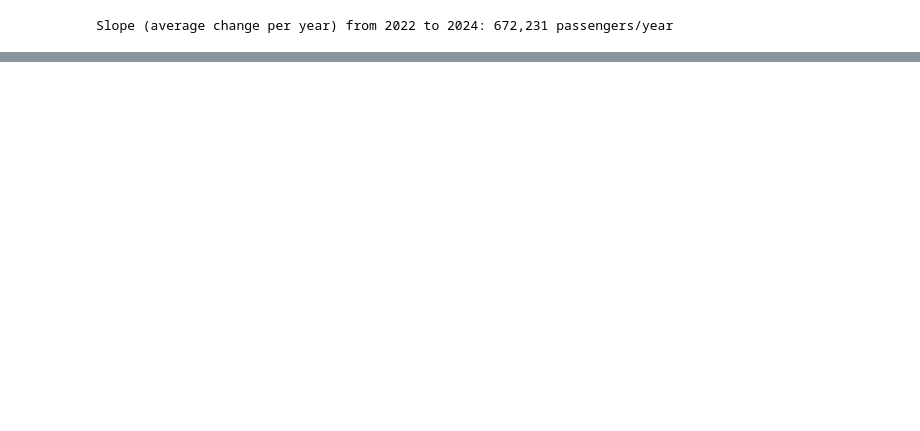
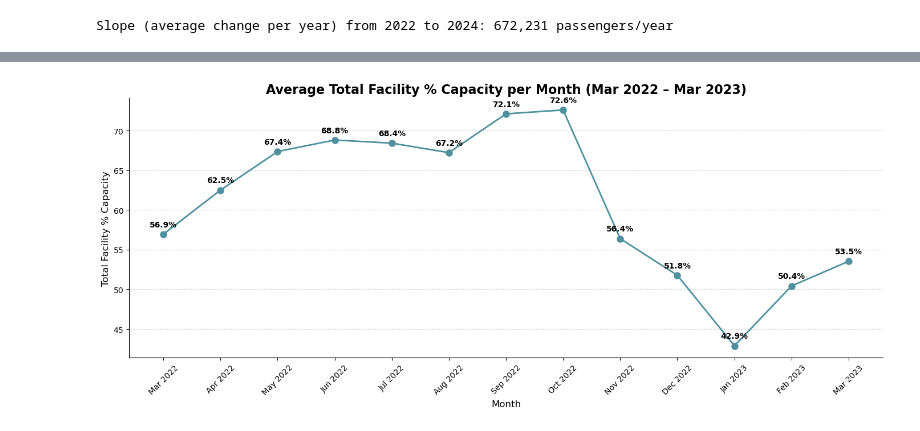
Before and after one commit to doom-boy/Ontario-Competition-Project, a Jupyter notebook: Passenger_Statistics.ipynb, the cells around one changed output, grey strips where cells are left out. Saved outputs shown, nothing was run; the diff lists cells and outputs as text; code cells hidden in the pictures; blank space fills up the shorter version.

```diff
--- a/Passenger_Statistics.ipynb
+++ b/Passenger_Statistics.ipynb
@@ -315,0 +623,3 @@ Slope (average change per year) from 2022 to 2024: 672,231 passengers/year
+# %%
+df2 = pd.read_csv("COMBINEDparkingdata.csv")
+df2.head()
@@ -315,0 +634,60 @@ Slope (average change per year) from 2022 to 2024: 672,231 passengers/year
+# %%
+import matplotlib.pyplot as plt
+import seaborn as sns
+import pandas as pd
+
+# Ensure Date is datetime
+df2['Date'] = pd.to_datetime(df2['Date'])
+
+# Filter March 2022 → March 2023
+mask = (df2['Date'] >= '2022-03-01') & (df2['Date'] <= '2023-03-31')
+subset = df2.loc[mask].copy()
+
+# Group by month using the first day of each month as the key
+subset['MonthStart'] = subset['Date'].values.astype('datetime64[M]')
+monthly_avg = subset.groupby('MonthStart')['Total Facility % Capacity'].mean().reset_index()
+
+# Create x-axis labels (e.g., Mar 2022)
+monthly_avg['Label'] = monthly_avg['MonthStart'].dt.strftime('%b %Y')
+
+# --- Plot ---
+plt.figure(figsize=(14,6))
+plt.plot(
+    monthly_avg['Label'],
+    monthly_avg['Total Facility % Capacity'],
+    marker='o',
+    color='#4e909e',
+    linewidth=2,
+    markersize=8
+)
+
+# Add percentage labels above each point
+for x, y in zip(monthly_avg['Label'], monthly_avg['Total Facility % Capacity']):
+    plt.text(
+        x, y + max(monthly_avg['Total Facility % Capacity'])*0.01,
+        f'{y:.1f}%',  # format as percentage
+        ha='center',
+        va='bottom',
+        fontsize=10,
+        weight='bold'
+    )
+
+# Styling
+plt.title("Average Total Facility % Capacity per Month (Mar 2022 – Mar 2023)", fontsize=16, weight='bold')
+plt.xlabel("Month", fontsize=12)
+plt.ylabel("Total Facility % Capacity", fontsize=12)
+plt.xticks(rotation=45)
+plt.grid(axis='y', linestyle='--', alpha=0.5)
+sns.despine()
+plt.tight_layout()
+
+# --- Save figure ---
+plt.savefig(
+    "avg_total_facility_mar2022_mar2023.png",
+    dpi=300,
+    bbox_inches='tight'
+)
+
+plt.show()
+# %% [output]
+[figure, added]
```
Also changed, not shown: parts of 7 cells of this notebook, 11 other files.
